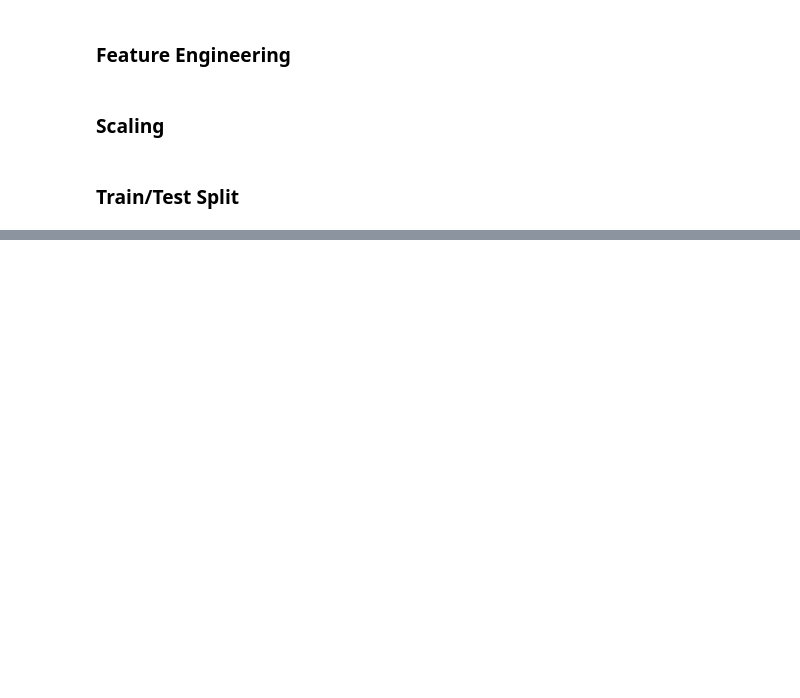
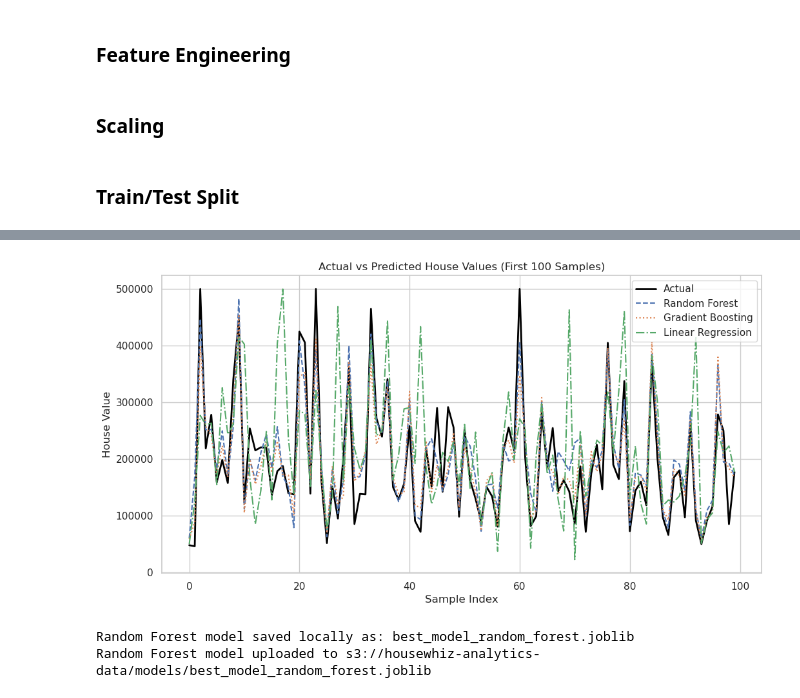
Before and after one commit to Deepking1996/ADS-508_Group_6_Final_Team_Project-, a Jupyter notebook: Data_Exploration.ipynb, the cells around one changed output, grey strips where cells are left out. Cells and saved outputs as stored; diff of their text form; code cells hidden in the pictures; blank space fills up the shorter version.

```diff
--- a/Data_Exploration.ipynb
+++ b/Data_Exploration.ipynb
@@ -265,6 +258,10 @@ x=pd.get_dummies(x, columns=["ocean_proximity"], drop_first=True)
 x["rooms_per_household"] = x["total_rooms"] / x["households"]
 x["bedrooms_per_room"] = x["total_bedrooms"] / x["total_rooms"]
 x["population_per_household"] = x["population"] / x["households"]
+
+#log values for random forest
+x["total_rooms_log"] = np.log1p(x["total_rooms"])
+x["population_log"] = np.log1p(x["population"])
 # %% [markdown]
 ### Scaling
 # %%
@@ -509,0 +403,11 @@ plt.show()
+# %%
+# Combine actual values and all model predictions into one DataFrame
+actual_vs_all = pd.DataFrame({
+    "Actual": y_test.values,
+    "RF_Predicted": rf_preds,
+    "GB_Predicted": gb_preds,
+    "LR_Predicted": lr_preds
+})
+
+# Check first few rows
+actual_vs_all.head()
@@ -509,0 +421,47 @@ plt.show()
+# %%
+# Can change number of N
+N = 100  # you can adjust this
+actual = actual_vs_all["Actual"][:N]
+rf_pred = actual_vs_all["RF_Predicted"][:N]
+gb_pred = actual_vs_all["GB_Predicted"][:N]
+lr_pred = actual_vs_all["LR_Predicted"][:N]
+
+plt.figure(figsize=(12,6))
+
+# Plot actual values
+plt.plot(actual.values, label="Actual", color="black", linewidth=2)
+
+# Plot predictions
+plt.plot(rf_pred.values, label="Random Forest", linestyle="--")
+plt.plot(gb_pred.values, label="Gradient Boosting", linestyle=":")
+plt.plot(lr_pred.values, label="Linear Regression", linestyle="-.")
+
+plt.xlabel("Sample Index")
+plt.ylabel("House Value")
+plt.title("Actual vs Predicted House Values (First 100 Samples)")
+plt.legend()
+plt.show()
+# %% [output]
+[figure, added]
+# %%
+#Saving the Best Model locally to S3 Bucket
+import joblib
+
+# Save the Random Forest model locally[Best Model]
+
+model_filename = "best_model_random_forest.joblib"
+joblib.dump(rf_model, model_filename)
+print(f"Random Forest model saved locally as: {model_filename}")
+
+
+# Upload to your S3 bucket
+
+bucket_name = "housewhiz-analytics-data"
+s3 = boto3.client("s3")
+model_key = f"models/{model_filename}"
+
+s3.upload_file(model_filename, bucket_name, model_key)
+print(f"Random Forest model uploaded to s3://{bucket_name}/{model_key}")
+# %% [output]
+Random Forest model saved locally as: best_model_random_forest.joblib
+Random Forest model uploaded to s3://housewhiz-analytics-data/models/best_model_random_forest.joblib
```
Also changed, not shown: parts of 22 cells of this notebook, 5 other files.
